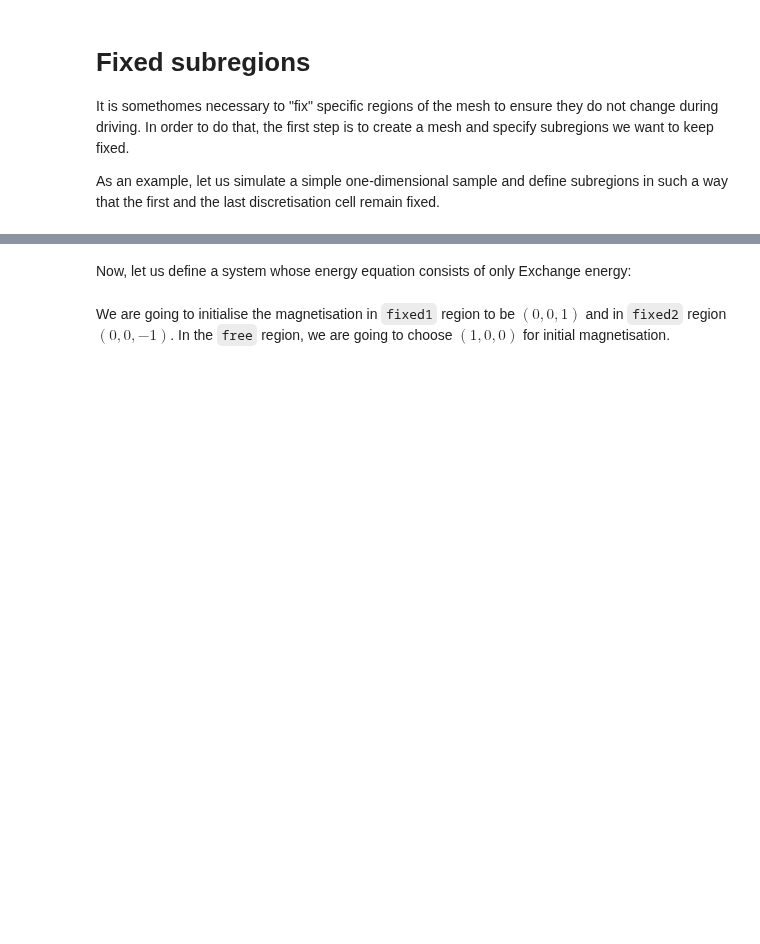
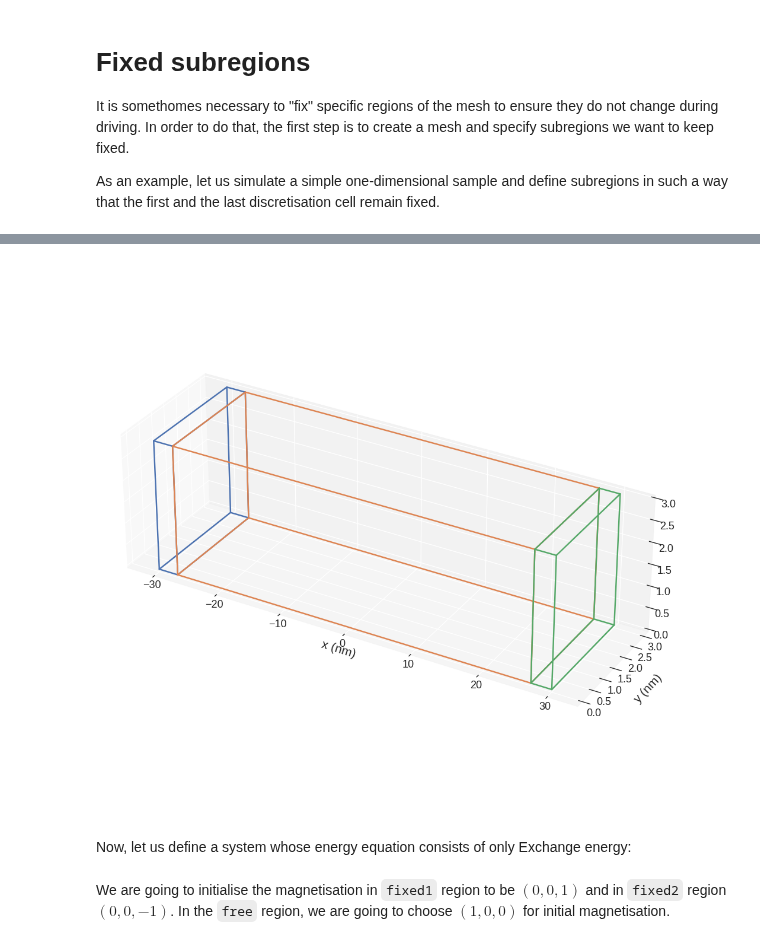
Before and after one commit to ubermag/tutorials, a Jupyter notebook: examples/fixed-subregions.ipynb, the cells around one changed output, grey strips where cells are left out. Saved outputs shown, nothing was run; the diff lists cells and outputs as text; code cells hidden in the pictures; blank space fills up the shorter version.

```diff
--- a/examples/fixed-subregions.ipynb
+++ b/examples/fixed-subregions.ipynb
@@ -22,3 +18,7 @@ mesh.k3d.subregions()
+# %%
+mesh.mpl.subregions(box_aspect=(10, 3, 3), figsize=(12, 12))
+# %% [output]
+[figure, added]
 # %% [markdown]
 Now, let us define a system whose energy equation consists of only Exchange energy:
 # %%
```
Also changed, not shown: parts of 5 cells of this notebook.
